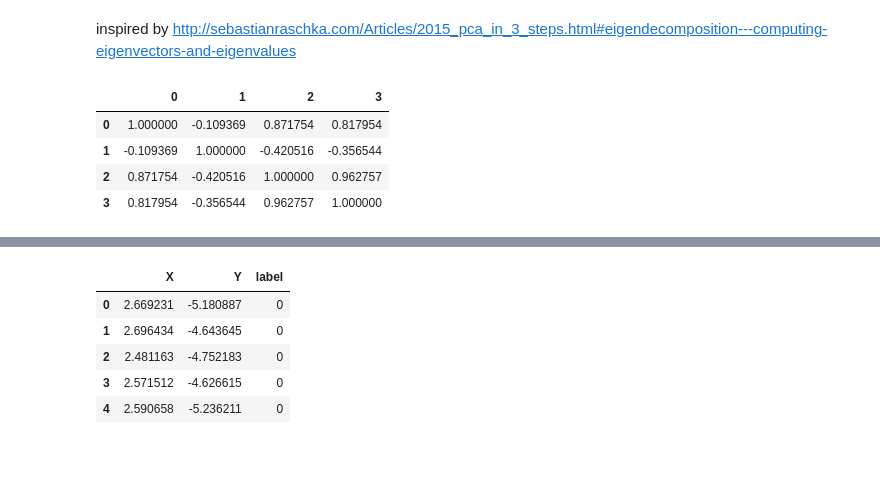
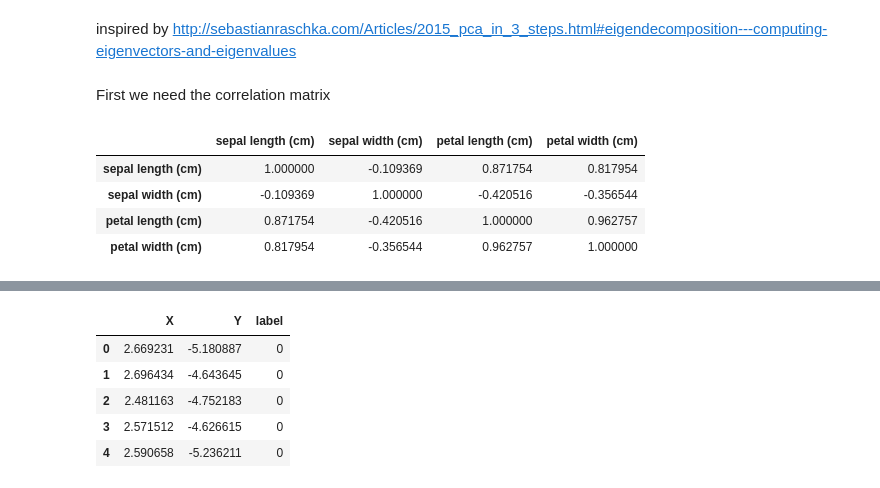
Before and after one commit to rueedlinger/machine-learning-snippets, a Jupyter notebook: unsupervised/eigen/dimensionality_reduction_eigen.ipynb, the cells around one changed output, grey strips where cells are left out. Cells and saved outputs as stored; diff of their text form; code cells hidden in the pictures; blank space fills up the shorter version.

```diff
--- a/unsupervised/eigen/dimensionality_reduction_eigen.ipynb
+++ b/unsupervised/eigen/dimensionality_reduction_eigen.ipynb
@@ -14,11 +14,14 @@ from sklearn import manifold, datasets
 # %%
 iris = datasets.load_iris()
-# %%
-corr = np.corrcoef(np.array(iris.data).T)
-pd.DataFrame(corr).head()
-# %% [output]
-|  | 0 | 1 | 2 | 3 |
-| 0 | 1.000000 | -0.109369 | 0.871754 | 0.817954 |
-| 1 | -0.109369 | 1.000000 | -0.420516 | -0.356544 |
-| 2 | 0.871754 | -0.420516 | 1.000000 | 0.962757 |
-| 3 | 0.817954 | -0.356544 | 0.962757 | 1.000000 |
+# %% [markdown]
+First we need the correlation matrix
+# %%
+df = pd.DataFrame(iris.data, columns=iris.feature_names)
+corr = df.corr()
+df.corr()
+# %% [output]
+|  | sepal length (cm) | sepal width (cm) | petal length (cm) | petal width (cm) |
+| sepal length (cm) | 1.000000 | -0.109369 | 0.871754 | 0.817954 |
+| sepal width (cm) | -0.109369 | 1.000000 | -0.420516 | -0.356544 |
+| petal length (cm) | 0.871754 | -0.420516 | 1.000000 | 0.962757 |
+| petal width (cm) | 0.817954 | -0.356544 | 0.962757 | 1.000000 |
```
Also changed, not shown: parts of 9 cells of this notebook.
